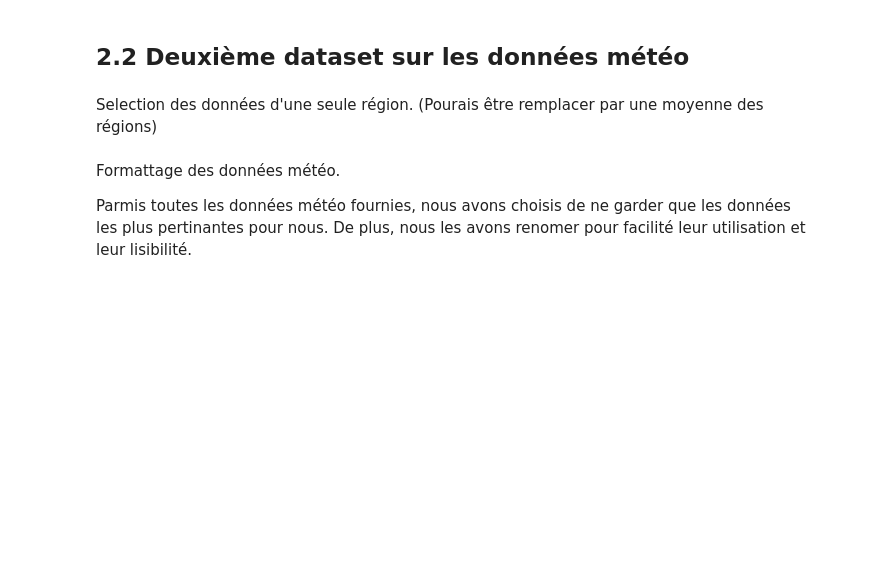
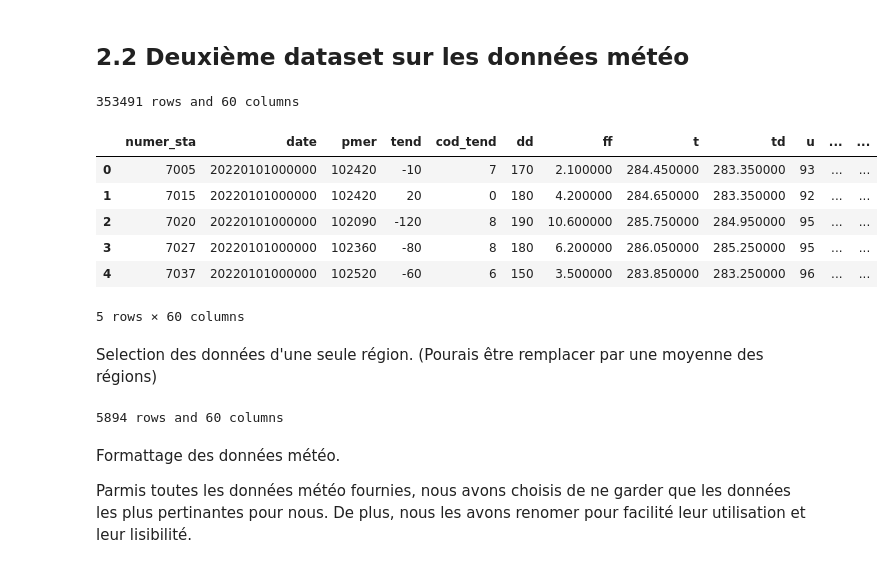
Before and after one commit to Schrodinger17/french-energy-data-analysis, a Jupyter notebook: Préparation des données.ipynb, the cells around one changed output. Saved outputs shown, nothing was run; the diff lists cells and outputs as text; code cells hidden in the pictures; blank space fills up the shorter version.

Commit message:
Raw data files, weather file, weather data aggregation and files update and rename

```diff
--- a/Préparation des données.ipynb
+++ b/Préparation des données.ipynb
@@ -129,12 +203,23 @@ nd
 # %% [markdown]
 ## 2.2 Deuxième dataset sur les données météo
 # %%
-df_weather = pd.read_csv("donnees-synop-essentielles-omm.csv", sep=";", index_col=False, encoding='utf-8')
+file_name = "weather.csv"
+
+df_weather = pd.read_csv(file_name, sep=";", index_col=False, encoding='utf-8')
 
 # df_weather.head()
 print(f"{df_weather.shape[0]} rows and {df_weather.shape[1]} columns")
 
 df_weather.head()
+# %% [output]
+353491 rows and 60 columns
+|  | numer_sta | date | pmer | tend | cod_tend | dd | ff | t | td | u | ... | ... |
+| 0 | 7005 | 20220101000000 | 102420 | -10 | 7 | 170 | 2.100000 | 284.450000 | 283.350000 | 93 | ... | ... |
+| 1 | 7015 | 20220101000000 | 102420 | 20 | 0 | 180 | 4.200000 | 284.650000 | 283.350000 | 92 | ... | ... |
+| 2 | 7020 | 20220101000000 | 102090 | -120 | 8 | 190 | 10.600000 | 285.750000 | 284.950000 | 95 | ... | ... |
+| 3 | 7027 | 20220101000000 | 102360 | -80 | 8 | 180 | 6.200000 | 286.050000 | 285.250000 | 95 | ... | ... |
+| 4 | 7037 | 20220101000000 | 102520 | -60 | 6 | 150 | 3.500000 | 283.850000 | 283.250000 | 96 | ... | ... |
+5 rows × 60 columns
 # %% [markdown]
 Selection des données d'une seule région. (Pourais être remplacer par une moyenne des régions)
 # %%
@@ -143,6 +228,8 @@ df_weather = df_weather[df_weather["numer_sta"] == code_region]
 
 # df_weather.head()
 print(f"{df_weather.shape[0]} rows and {df_weather.shape[1]} columns")
+# %% [output]
+5894 rows and 60 columns
 # %% [markdown]
 Formattage des données météo.
 
```
Also changed, not shown: parts of 22 cells of this notebook, 29 other files.
